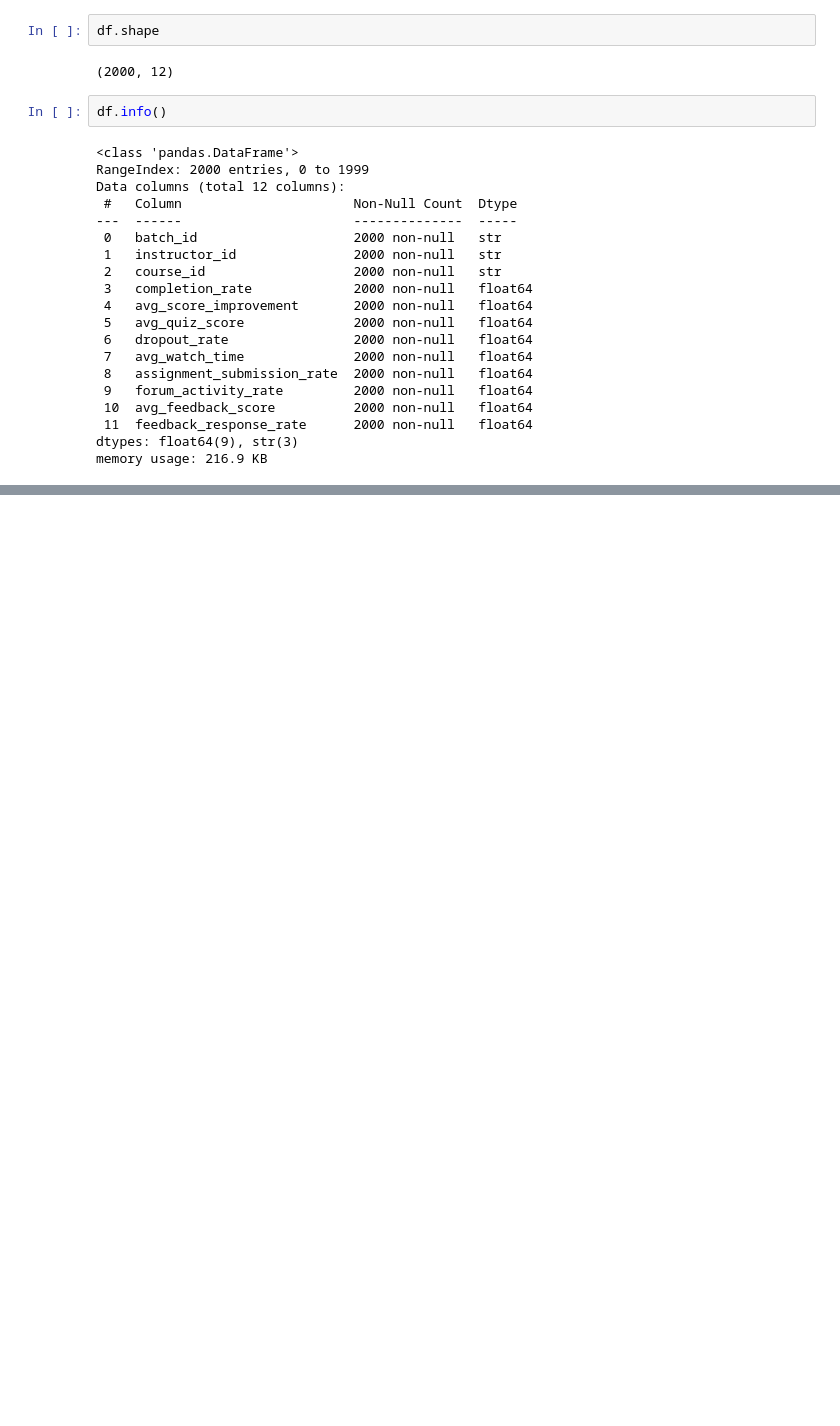
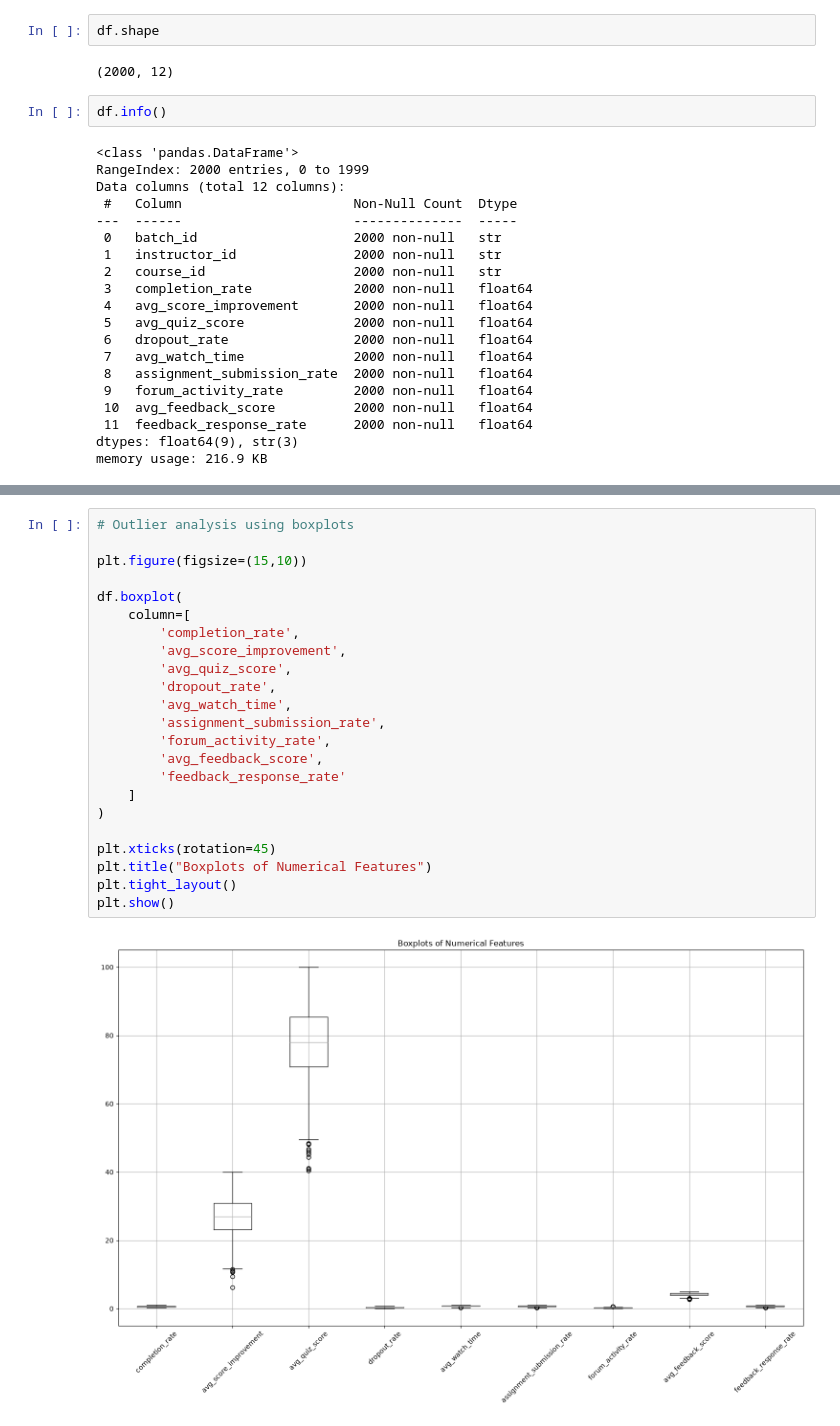
Before and after one commit to Saipathi-123/Instructor-Effectiveness-Modeling, a Jupyter notebook: notebooks/instructor_effectiveness.ipynb, the cells around one changed output, grey strips where cells are left out. Cells and saved outputs as stored; diff of their text form; blank space fills up the shorter version.

```diff
--- a/notebooks/instructor_effectiveness.ipynb
+++ b/notebooks/instructor_effectiveness.ipynb
@@ -48,0 +103,25 @@ memory usage: 216.9 KB
+# %%
+# Outlier analysis using boxplots
+
+plt.figure(figsize=(15,10))
+
+df.boxplot(
+    column=[
+        'completion_rate',
+        'avg_score_improvement',
+        'avg_quiz_score',
+        'dropout_rate',
+        'avg_watch_time',
+        'assignment_submission_rate',
+        'forum_activity_rate',
+        'avg_feedback_score',
+        'feedback_response_rate'
+    ]
+)
+
+plt.xticks(rotation=45)
+plt.title("Boxplots of Numerical Features")
+plt.tight_layout()
+plt.show()
+# %% [output]
+[figure, added]
```
Also changed, not shown: parts of 11 cells of this notebook.
